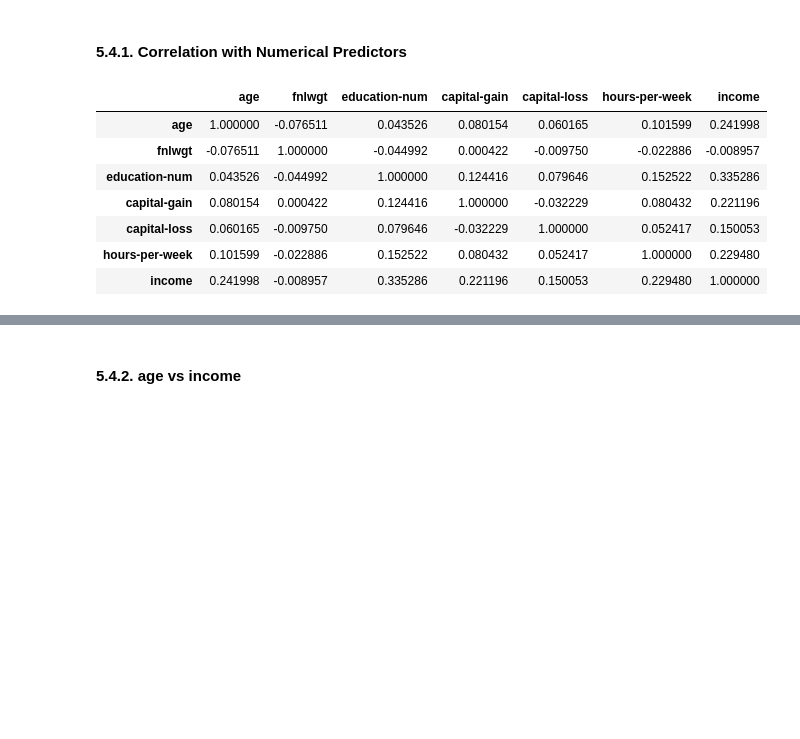
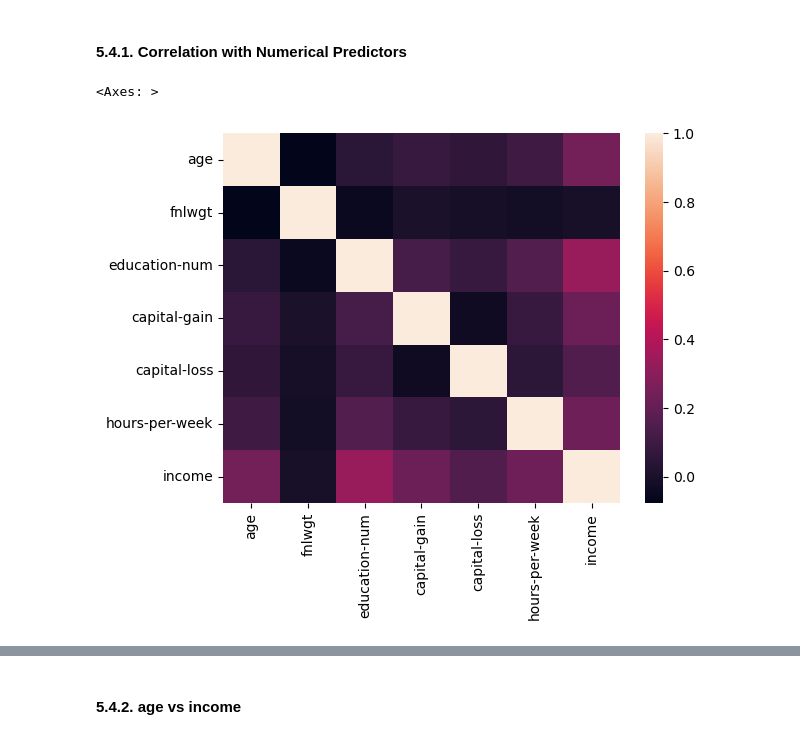
Before and after one commit to Pytode2000/Adult-Census-Income-Machine-Learning-Project, a Jupyter notebook: notebook.ipynb, the cells around one changed output, grey strips where cells are left out. Cells and saved outputs as stored; diff of their text form; code cells hidden in the pictures; blank space fills up the shorter version.

```diff
--- a/notebook.ipynb
+++ b/notebook.ipynb
@@ -759,18 +761,12 @@ Unique Values      41
 # %%
 #Mapping income to use correlation
 adult_data_corr = adult_data.copy()
 adult_data_corr["income"] = adult_data_corr["income"].map({" <=50K": 0, " >50K":1})
 
-adult_data_corr[['age','fnlwgt','education-num','capital-gain','capital-loss','hours-per-week','income']].corr()
+sns.heatmap(adult_data_corr[['age','fnlwgt','education-num','capital-gain','capital-loss','hours-per-week','income']].corr())
 # %% [output]
-|  | age | fnlwgt | education-num | capital-gain | capital-loss | hours-per-week | income |
-| age | 1.000000 | -0.076511 | 0.043526 | 0.080154 | 0.060165 | 0.101599 | 0.241998 |
-| fnlwgt | -0.076511 | 1.000000 | -0.044992 | 0.000422 | -0.009750 | -0.022886 | -0.008957 |
-| education-num | 0.043526 | -0.044992 | 1.000000 | 0.124416 | 0.079646 | 0.152522 | 0.335286 |
-| capital-gain | 0.080154 | 0.000422 | 0.124416 | 1.000000 | -0.032229 | 0.080432 | 0.221196 |
-| capital-loss | 0.060165 | -0.009750 | 0.079646 | -0.032229 | 1.000000 | 0.052417 | 0.150053 |
-| hours-per-week | 0.101599 | -0.022886 | 0.152522 | 0.080432 | 0.052417 | 1.000000 | 0.229480 |
-| income | 0.241998 | -0.008957 | 0.335286 | 0.221196 | 0.150053 | 0.229480 | 1.000000 |
+<Axes: >
+[figure, added]
 # %% [markdown]
 ##### Findings
 - Income being a classification/binary problem makes correlation a unreliable indicator of relevance
```
Also changed, not shown: parts of 22 cells of this notebook.
